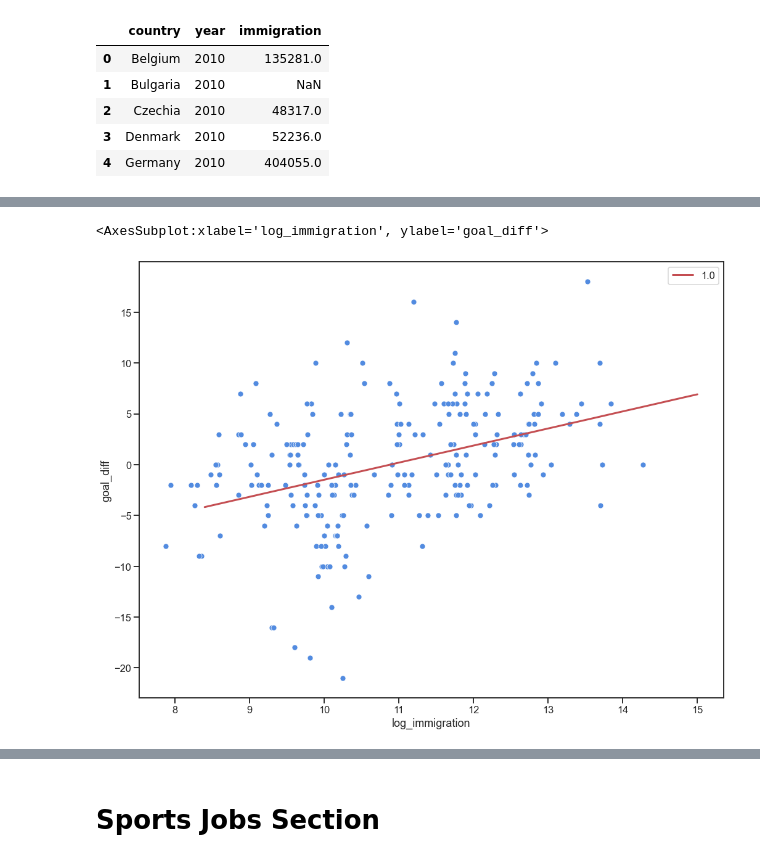
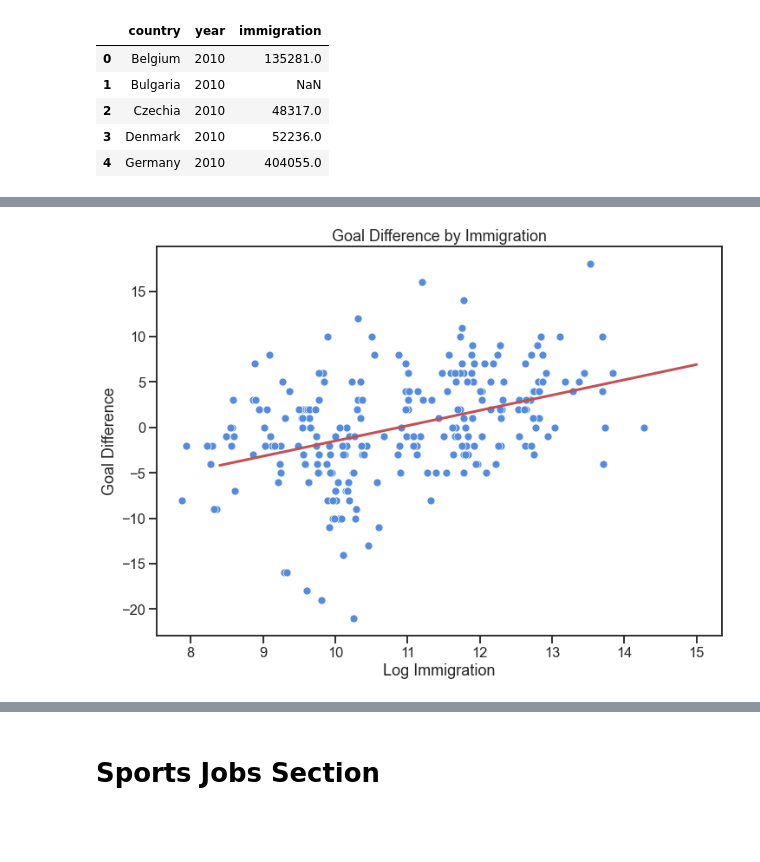
Before and after one commit to silva-nick/cs216-final, a Jupyter notebook: Central.ipynb, the cells around one changed output, grey strips where cells are left out. Drawn from its saved outputs; the diff is of its cells as text; code cells hidden in the pictures; blank space fills up the shorter version.

Commit message:
update graph settings

```diff
--- a/Central.ipynb
+++ b/Central.ipynb
@@ -12,8 +12,8 @@ from pmdarima.arima import auto_arima
 results = pd.read_csv('results.csv', parse_dates=['date'])
 shootouts = pd.read_csv('shootouts.csv', parse_dates=['date'])
 # %%
-matplotlib.pyplot.figure(figsize=(8,8), dpi=300)
+matplotlib.pyplot.figure(figsize=(6,8), dpi=300)
 palette = sns.hls_palette(6, h=0.6, l=0.6, s=0.7)
-sns.set_theme(context="talk", palette=palette, rc={"lines.linewidth":3})
+sns.set_theme(context="talk", palette=palette, rc={"lines.linewidth":3, 'figure.figsize':(11.7,8.27)})
 sns.set_style("ticks", {"font.family":"Arial"})
 # %% [output]
@@ -319,16 +325,20 @@ imm_fb.head()
 # %%
 x = imm_fb["log_immigration"].to_numpy().reshape((-1, 1))
 y = imm_fb["goal_diff"]
 l_reg = LinearRegression().fit(x, y)
 sns.scatterplot(data=imm_fb, x="log_immigration", y="goal_diff")
 
 a,b = l_reg.coef_,l_reg.intercept_
 x_line = np.linspace(8.4, 15, 100)
 y_line = x_line * a + b
-sns.lineplot(x=x_line, y=y_line, palette=['r'], hue=np.ones(100))
+plot = sns.lineplot(x=x_line, y=y_line, palette=['r'], hue=np.ones(100))
+
+plot.set_ylabel("Goal Difference")
+plot.set_xlabel("Log Immigration")
+plot.set_title("Goal Difference by Immigration")
+plot.legend_ = None
 # %% [output]
-<AxesSubplot:xlabel='log_immigration', ylabel='goal_diff'>
-[figure, old version]
+[figure, new version]
 # %%
 X2 = sm.add_constant(x)
 est = sm.OLS(y, X2)
```
Also changed, not shown: parts of 18 cells of this notebook, 1 other file.
